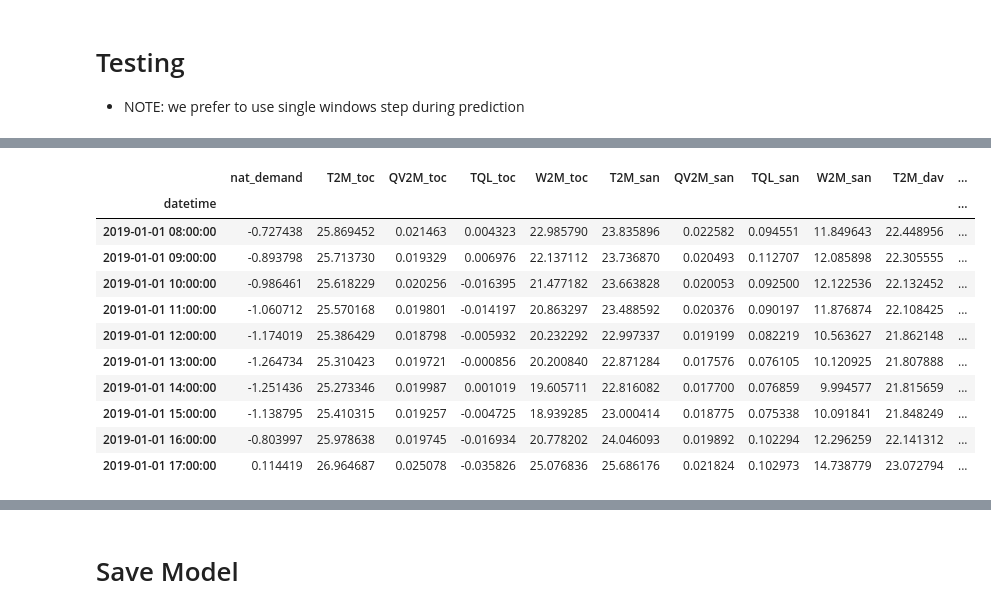
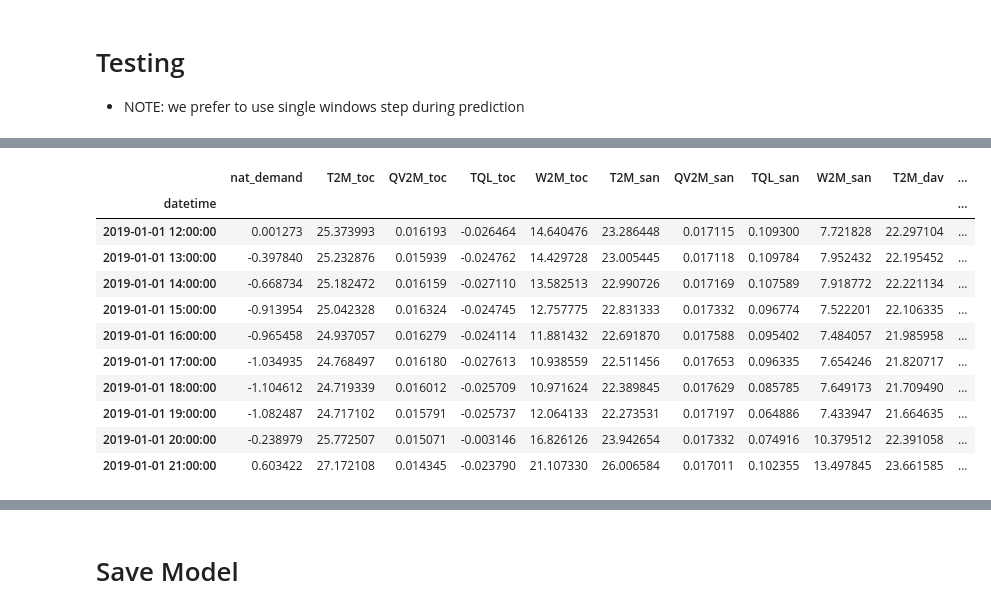
Before and after one commit to fualsan/DeepTimeSeriesFromScratch, a Jupyter notebook: Transformer_from_scratch.ipynb, the cells around one changed output, grey strips where cells are left out. Cells and saved outputs as stored; diff of their text form; code cells hidden in the pictures.

```diff
--- a/Transformer_from_scratch.ipynb
+++ b/Transformer_from_scratch.ipynb
@@ -28,7 +28,7 @@ USING DEVICE: cuda
 # Hyperparameters
 # %%
 hyperparameters = {
-    'lags': 15,
+    'lags': 35,
     'forecast': 1,
     'input_features_size': 16,
     'hidden_features_size': 256,
@@ -706,6 +677,6 @@ for epoch in range(1, hyperparameters['num_epochs']+1):
             pg['lr'] *= 0.1
 
 
-    if epoch % 10 == 0:
+    if epoch % 5 == 0:
         print(f'Epoch: {epoch}, Training loss: {avg_train_loss:.4f}, Testing Loss: {avg_test_loss:.4f}')
 # %% [output]
@@ -759,11 +732,11 @@ def eval_iter_single_step(model, dataloader, criterion, device):
 
     return sum(avg_loss) / len(avg_loss), predictions
 # %%
-_, pred = eval_iter_single_step(
+_, pred_sliding= eval_iter_single_step(
     model=model,
     dataloader=dataloader_test,
     criterion=mse_loss,
     device=device
 )
 
-len(pred)
+len(pred_sliding)
@@ -790,29 +752,27 @@ pred_flat
 # %%
-pred_flat = {col_name: [] for col_name in df_full.columns}
+sliding_results_dict = {}
 
-# loop over predictions
-for p_array in pred:
-    # loop over individual output features
-    for feature_id, feature_key in enumerate(pred_flat.keys()):
-        pred_flat[feature_key].append(p_array[feature_id])
+pred_sliding_array = np.array(pred_sliding)
 
+for feature_id, feature_key in enumerate(df_full.columns):
+    sliding_results_dict[feature_key] = pred_sliding_array[:, feature_id]
 
-df_results = pd.DataFrame(data=pred_flat, index=df_test.index)
+df_sliding = pd.DataFrame(data=sliding_results_dict, index=df_test.index)
 
-df_results.head(10)
+df_sliding.head(10)
 # %% [output]
 |  | nat_demand | T2M_toc | QV2M_toc | TQL_toc | W2M_toc | T2M_san | QV2M_san | TQL_san | W2M_san | T2M_dav | ... |
 | datetime |  |  |  |  |  |  |  |  |  |  | ... |
-| 2019-01-01 08:00:00 | -0.727438 | 25.869452 | 0.021463 | 0.004323 | 22.985790 | 23.835896 | 0.022582 | 0.094551 | 11.849643 | 22.448956 | ... |
-| 2019-01-01 09:00:00 | -0.893798 | 25.713730 | 0.019329 | 0.006976 | 22.137112 | 23.736870 | 0.020493 | 0.112707 | 12.085898 | 22.305555 | ... |
-| 2019-01-01 10:00:00 | -0.986461 | 25.618229 | 0.020256 | -0.016395 | 21.477182 | 23.663828 | 0.020053 | 0.092500 | 12.122536 | 22.132452 | ... |
-| 2019-01-01 11:00:00 | -1.060712 | 25.570168 | 0.019801 | -0.014197 | 20.863297 | 23.488592 | 0.020376 | 0.090197 | 11.876874 | 22.108425 | ... |
-| 2019-01-01 12:00:00 | -1.174019 | 25.386429 | 0.018798 | -0.005932 | 20.232292 | 22.997337 | 0.019199 | 0.082219 | 10.563627 | 21.862148 | ... |
-| 2019-01-01 13:00:00 | -1.264734 | 25.310423 | 0.019721 | -0.000856 | 20.200840 | 22.871284 | 0.017576 | 0.076105 | 10.120925 | 21.807888 | ... |
-| 2019-01-01 14:00:00 | -1.251436 | 25.273346 | 0.019987 | 0.001019 | 19.605711 | 22.816082 | 0.017700 | 0.076859 | 9.994577 | 21.815659 | ... |
-| 2019-01-01 15:00:00 | -1.138795 | 25.410315 | 0.019257 | -0.004725 | 18.939285 | 23.000414 | 0.018775 | 0.075338 | 10.091841 | 21.848249 | ... |
-| 2019-01-01 16:00:00 | -0.803997 | 25.978638 | 0.019745 | -0.016934 | 20.778202 | 24.046093 | 0.019892 | 0.102294 | 12.296259 | 22.141312 | ... |
-| 2019-01-01 17:00:00 | 0.114419 | 26.964687 | 0.025078 | -0.035826 | 25.076836 | 25.686176 | 0.021824 | 0.102973 | 14.738779 | 23.072794 | ... |
+| 2019-01-01 12:00:00 | 0.001273 | 25.373993 | 0.016193 | -0.026464 | 14.640476 | 23.286448 | 0.017115 | 0.109300 | 7.721828 | 22.297104 | ... |
+| 2019-01-01 13:00:00 | -0.397840 | 25.232876 | 0.015939 | -0.024762 | 14.429728 | 23.005445 | 0.017118 | 0.109784 | 7.952432 | 22.195452 | ... |
+| 2019-01-01 14:00:00 | -0.668734 | 25.182472 | 0.016159 | -0.027110 | 13.582513 | 22.990726 | 0.017169 | 0.107589 | 7.918772 | 22.221134 | ... |
+| 2019-01-01 15:00:00 | -0.913954 | 25.042328 | 0.016324 | -0.024745 | 12.757775 | 22.831333 | 0.017332 | 0.096774 | 7.522201 | 22.106335 | ... |
+| 2019-01-01 16:00:00 | -0.965458 | 24.937057 | 0.016279 | -0.024114 | 11.881432 | 22.691870 | 0.017588 | 0.095402 | 7.484057 | 21.985958 | ... |
+| 2019-01-01 17:00:00 | -1.034935 | 24.768497 | 0.016180 | -0.027613 | 10.938559 | 22.511456 | 0.017653 | 0.096335 | 7.654246 | 21.820717 | ... |
+| 2019-01-01 18:00:00 | -1.104612 | 24.719339 | 0.016012 | -0.025709 | 10.971624 | 22.389845 | 0.017629 | 0.085785 | 7.649173 | 21.709490 | ... |
+| 2019-01-01 19:00:00 | -1.082487 | 24.717102 | 0.015791 | -0.025737 | 12.064133 | 22.273531 | 0.017197 | 0.064886 | 7.433947 | 21.664635 | ... |
+| 2019-01-01 20:00:00 | -0.238979 | 25.772507 | 0.015071 | -0.003146 | 16.826126 | 23.942654 | 0.017332 | 0.074916 | 10.379512 | 22.391058 | ... |
+| 2019-01-01 21:00:00 | 0.603422 | 27.172108 | 0.014345 | -0.023790 | 21.107330 | 26.006584 | 0.017011 | 0.102355 | 13.497845 | 23.661585 | ... |
 # %%
 selected_feature = 'nat_demand'
 plt.plot(df_train.index, df_train[selected_feature], c='blue', label='training')
```
Also changed, not shown: parts of 18 cells of this notebook, 1 other file.
